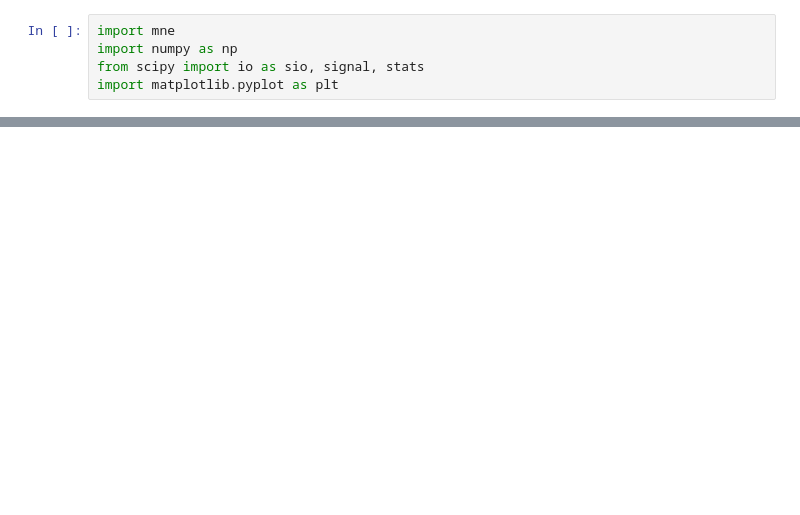
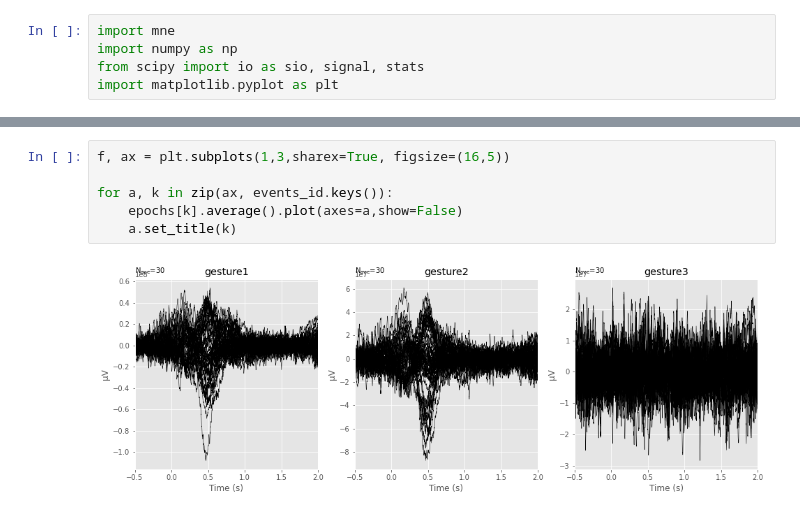
Before and after one commit to MKegler/ECoG_hack, a Jupyter notebook: PythonScreatchbook.ipynb, the cells around one changed output, grey strips where cells are left out. Saved outputs shown, nothing was run; the diff lists cells and outputs as text; blank space fills up the shorter version.

```diff
--- a/PythonScreatchbook.ipynb
+++ b/PythonScreatchbook.ipynb
@@ -54,0 +63,8 @@ Effective window size : 1.707 (s)
+# %%
+f, ax = plt.subplots(1,3,sharex=True, figsize=(16,5))
+
+for a, k in zip(ax, events_id.keys()):
+    epochs[k].average().plot(axes=a,show=False)
+    a.set_title(k)
+# %% [output]
+[figure, added]
```
Also changed, not shown: parts of 11 cells of this notebook.
